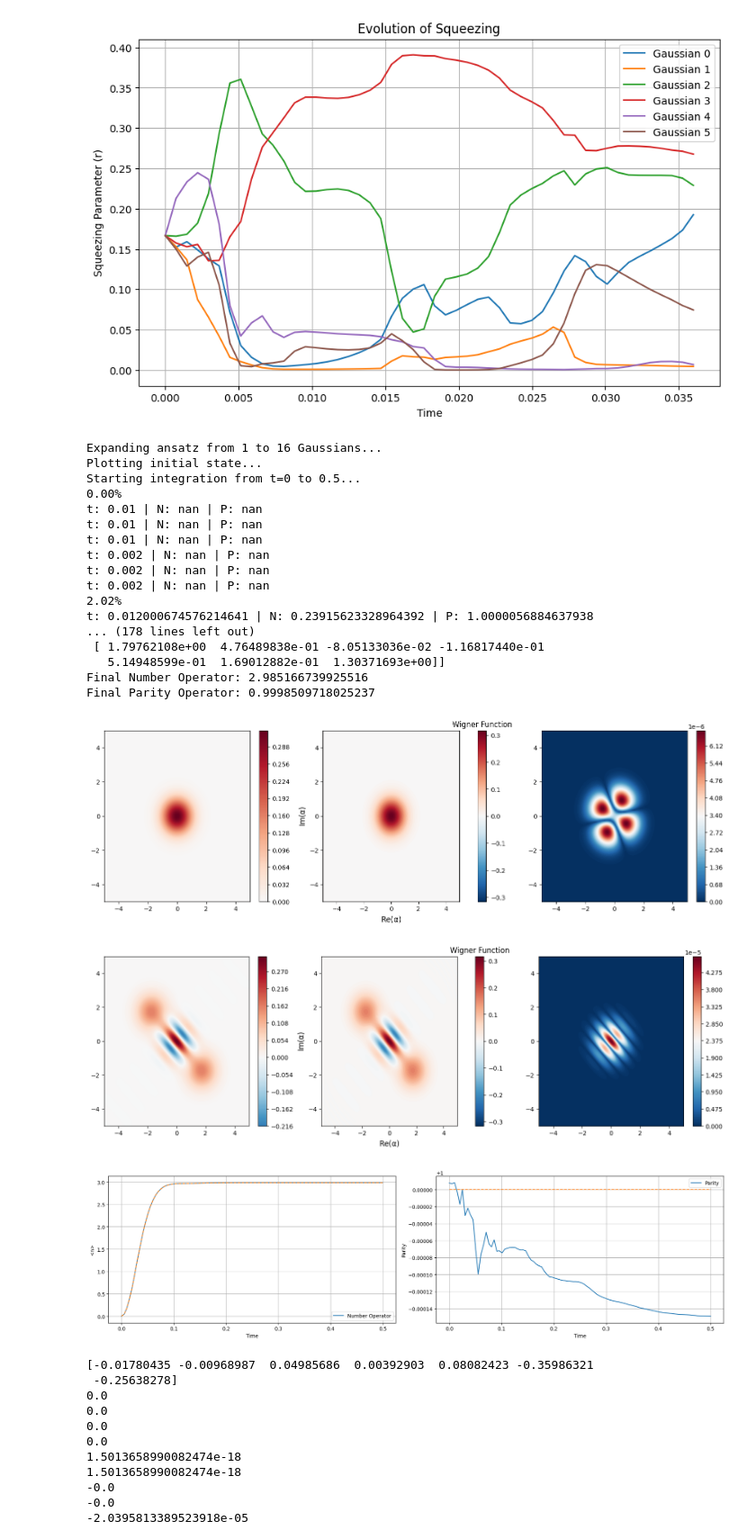
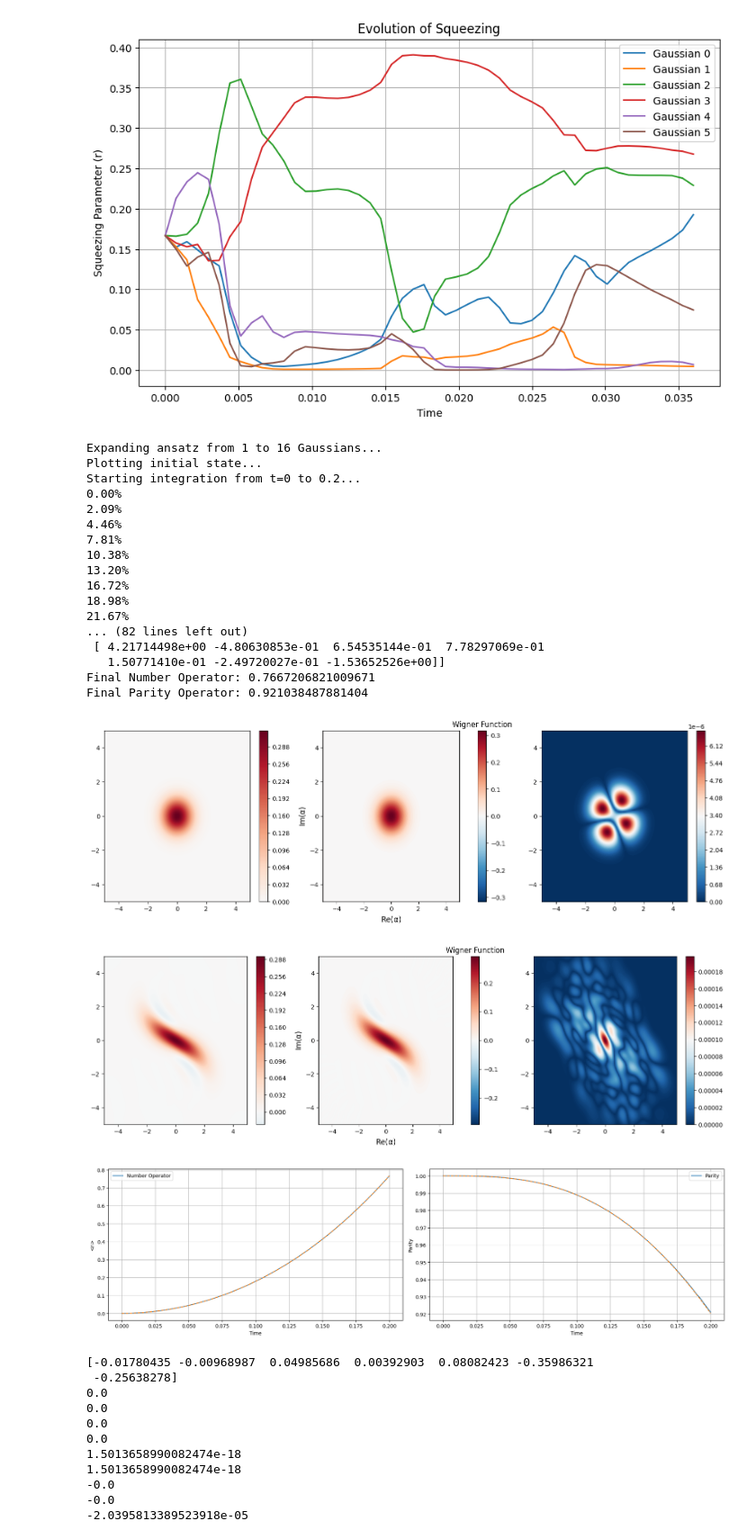
Before and after one commit to shreychowdhary/CS653-Project, a Jupyter notebook: notebook.ipynb, the cells around one changed output. Shown at 90% size. Saved outputs shown, nothing was run; the diff lists cells and outputs as text; code cells hidden in the pictures.

```diff
--- a/notebook.ipynb
+++ b/notebook.ipynb
@@ -1925,11 +1925,11 @@ def g(
 
 # --- [Physical Constants and Model Definition] ---
 
-G = 30 + 30j
-delta = 0
-U = 10
-gamma = 0
-eta = 10
+G = 3 + 3j
+delta = 1
+U = 1
+gamma = 1
+eta = 0
 
 def calculate_covariance(covariance_params):
     r,phi = covariance_params
@@ -2213,23 +2213,9 @@ def compute_update_step(t, params_flat, args):
     # Calculate Gradient and Geometric Tensor
     V = liouvillian_gradient(params).flatten()
     T = geometric_tensor(params)
-    # Logging for diagnostics
-    def log_fn(args):
-        t_val = args
-        jax.debug.print(
-            "t: {t_v} | N: {m} | P: {p}",
-            t_v=t_val, m=number_operator(params), p=parity_operator(params)
-        )
 
     d_params = jla.solve(T + 1e-12*jnp.eye(T.shape[0]), V)
-    #d_params = jla.lstsq(T, V, rcond=1e-12)[0]
-    log_condition = jnp.logical_and(jnp.mod(t, 0.001) < 1e-6, t > 1e-6)
-    jax.lax.cond(
-        log_condition,
-        log_fn,
-        lambda _: None,
-        t,
-    )
+
 
     return d_params.flatten()
 
@@ -2353,28 +2339,28 @@ def time_evolve(initial_time, end_time, params=None, N_G=6):
     plt.show()
     return sol
 # %%
-sol = time_evolve(0, 0.5, N_G=16)
+sol = time_evolve(0, 0.2, N_G=16)
 # %% [output]
 Expanding ansatz from 1 to 16 Gaussians...
 Plotting initial state...
-Starting integration from t=0 to 0.5...
+Starting integration from t=0 to 0.2...
 0.00%
-t: 0.01 | N: nan | P: nan
-t: 0.01 | N: nan | P: nan
-t: 0.01 | N: nan | P: nan
-t: 0.002 | N: nan | P: nan
-t: 0.002 | N: nan | P: nan
-t: 0.002 | N: nan | P: nan
-2.02%
-t: 0.012000674576214641 | N: 0.23915623328964392 | P: 1.0000056884637938
-... (178 lines left out)
- [ 1.79762108e+00  4.76489838e-01 -8.05133036e-02 -1.16817440e-01
-   5.14948599e-01  1.69012882e-01  1.30371693e+00]]
-Final Number Operator: 2.985166739925516
-Final Parity Operator: 0.9998509718025237
+2.09%
+4.46%
+7.81%
+10.38%
+13.20%
+16.72%
+18.98%
+21.67%
+... (82 lines left out)
+ [ 4.21714498e+00 -4.80630853e-01  6.54535144e-01  7.78297069e-01
+   1.50771410e-01 -2.49720027e-01 -1.53652526e+00]]
+Final Number Operator: 0.7667206821009671
+Final Parity Operator: 0.921038487881404
 [figure]
-[figure, old version]
+[figure, new version]
-[figure, old version]
+[figure, new version]
 # %%
 print(sol.ys[-1].reshape((-1,7))[0])
 term_diff(sol.ys[-1].reshape((-1,7))[0])
```
Also changed, not shown: 5 other files.
